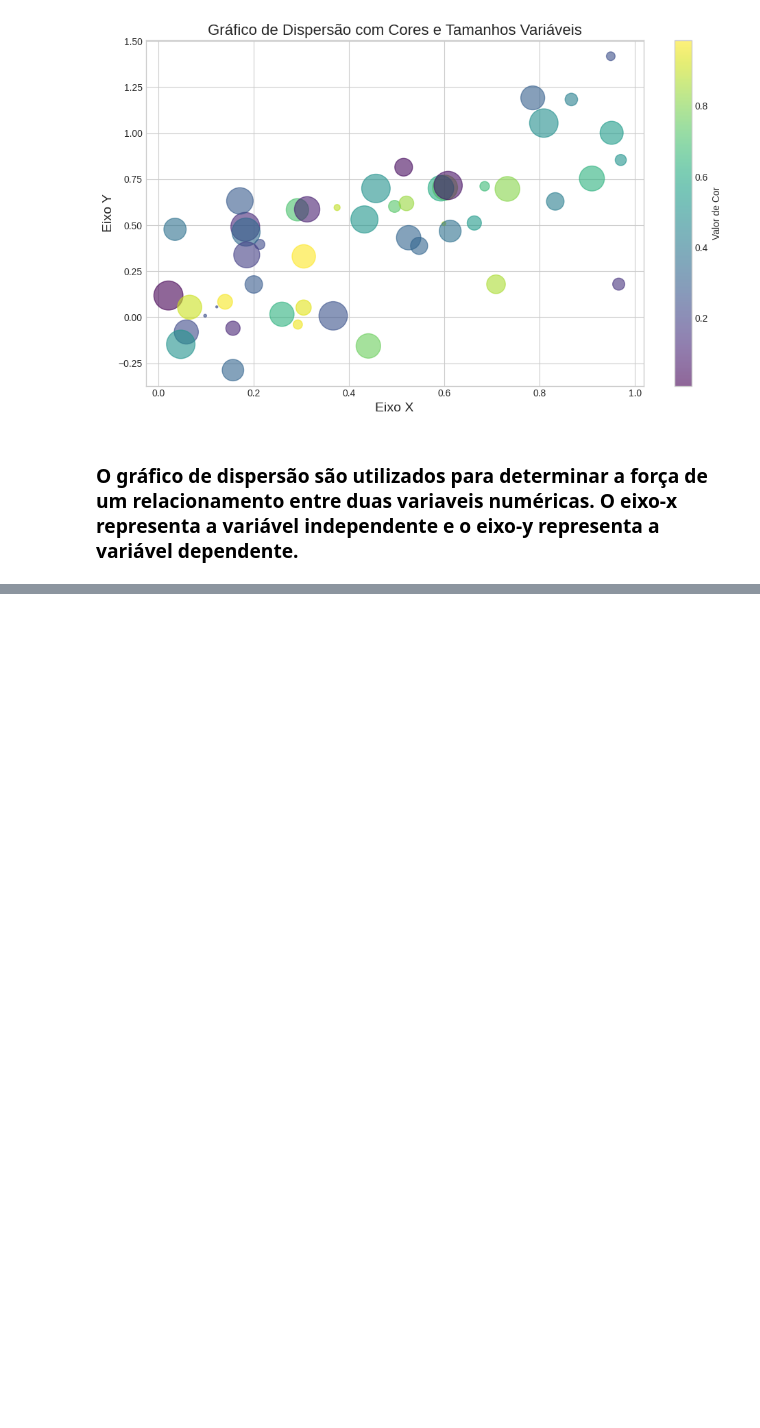
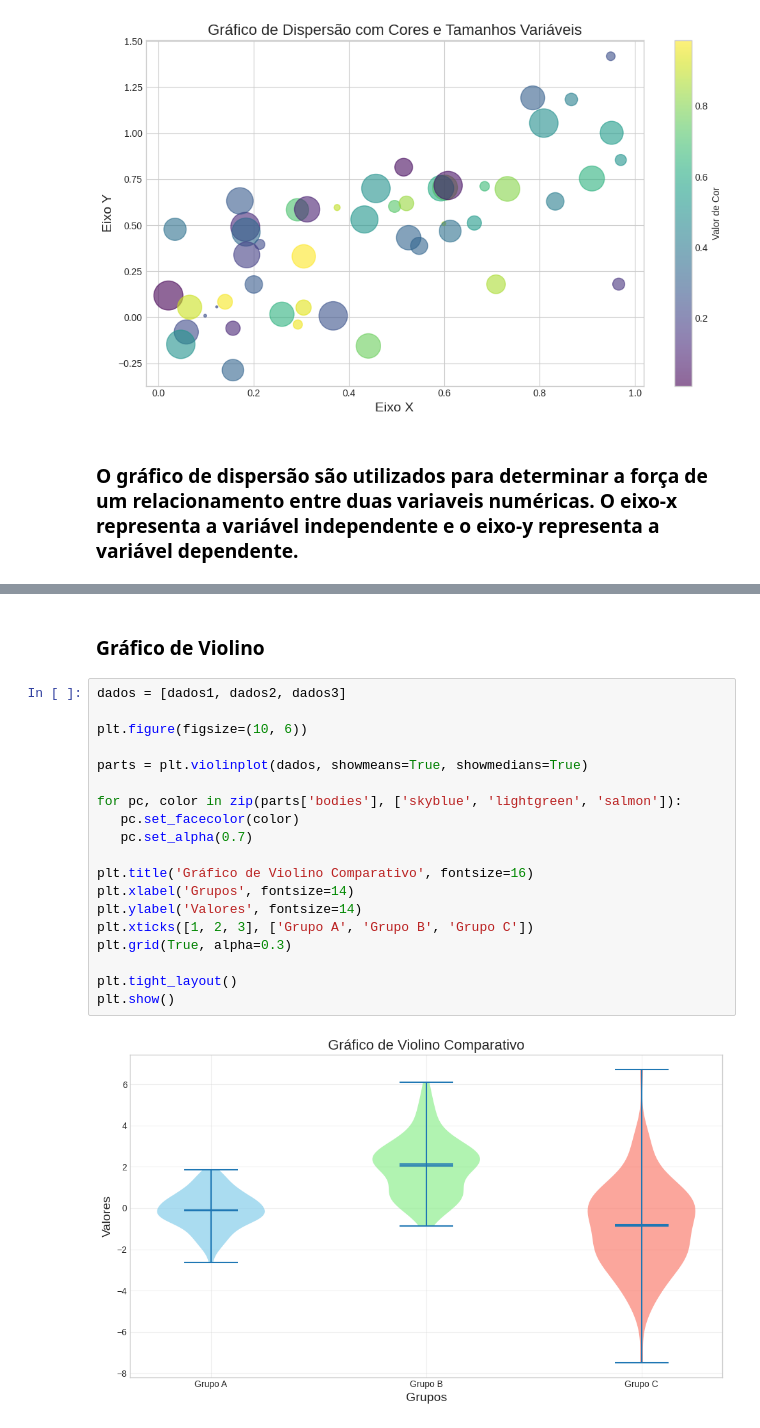
Before and after one commit to Deezinn/Objetivos-dos-graficos, a Jupyter notebook: notebook/informativo-graficos.ipynb, the cells around one changed output, grey strips where cells are left out. Saved outputs shown, nothing was run; the diff lists cells and outputs as text; blank space fills up the shorter version.

```diff
--- a/notebook/informativo-graficos.ipynb
+++ b/notebook/informativo-graficos.ipynb
@@ -87,0 +135,23 @@ plt.show()
+# %% [markdown]
+### Gráfico de Violino
+# %%
+dados = [dados1, dados2, dados3]
+
+plt.figure(figsize=(10, 6))
+
+parts = plt.violinplot(dados, showmeans=True, showmedians=True)
+
+for pc, color in zip(parts['bodies'], ['skyblue', 'lightgreen', 'salmon']):
+   pc.set_facecolor(color)
+   pc.set_alpha(0.7)
+
+plt.title('Gráfico de Violino Comparativo', fontsize=16)
+plt.xlabel('Grupos', fontsize=14)
+plt.ylabel('Valores', fontsize=14)
+plt.xticks([1, 2, 3], ['Grupo A', 'Grupo B', 'Grupo C'])
+plt.grid(True, alpha=0.3)
+
+plt.tight_layout()
+plt.show()
+# %% [output]
+[figure, added]
```
Also changed, not shown: parts of 52 cells of this notebook.
